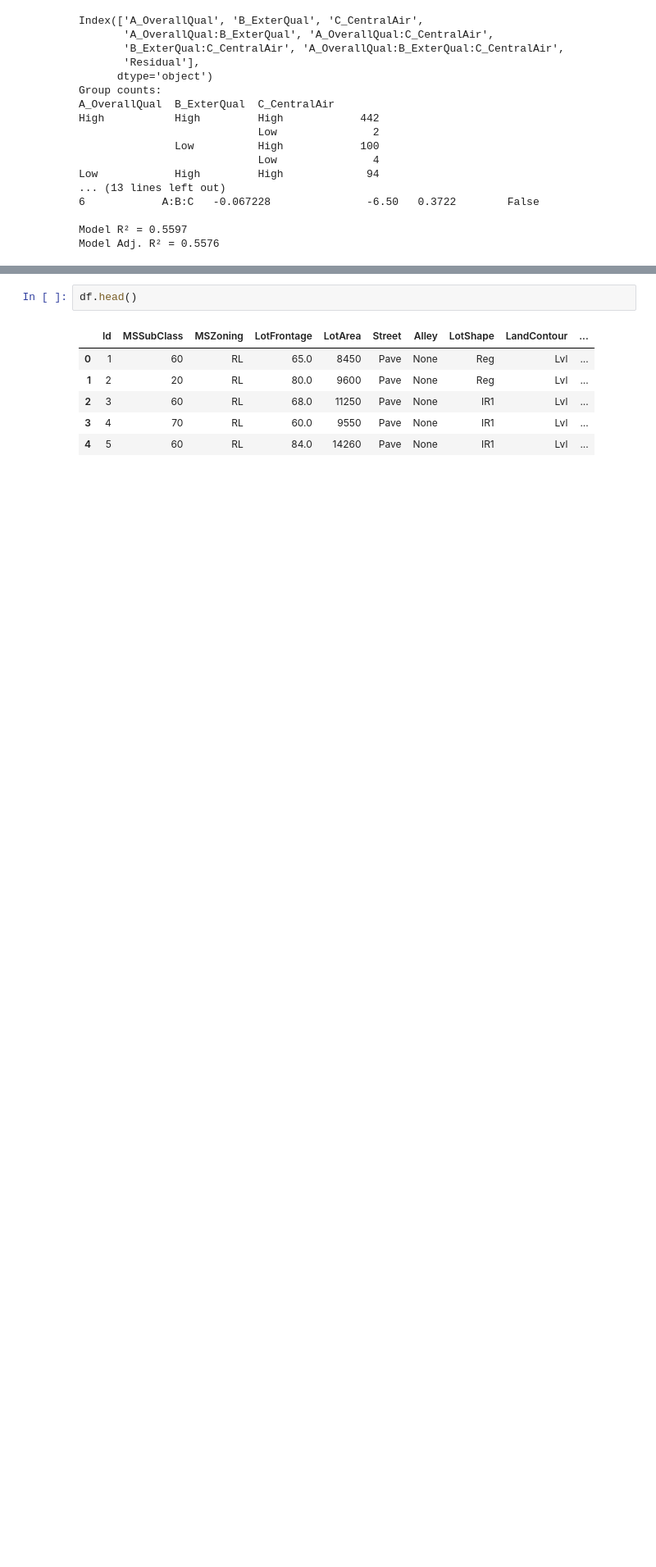
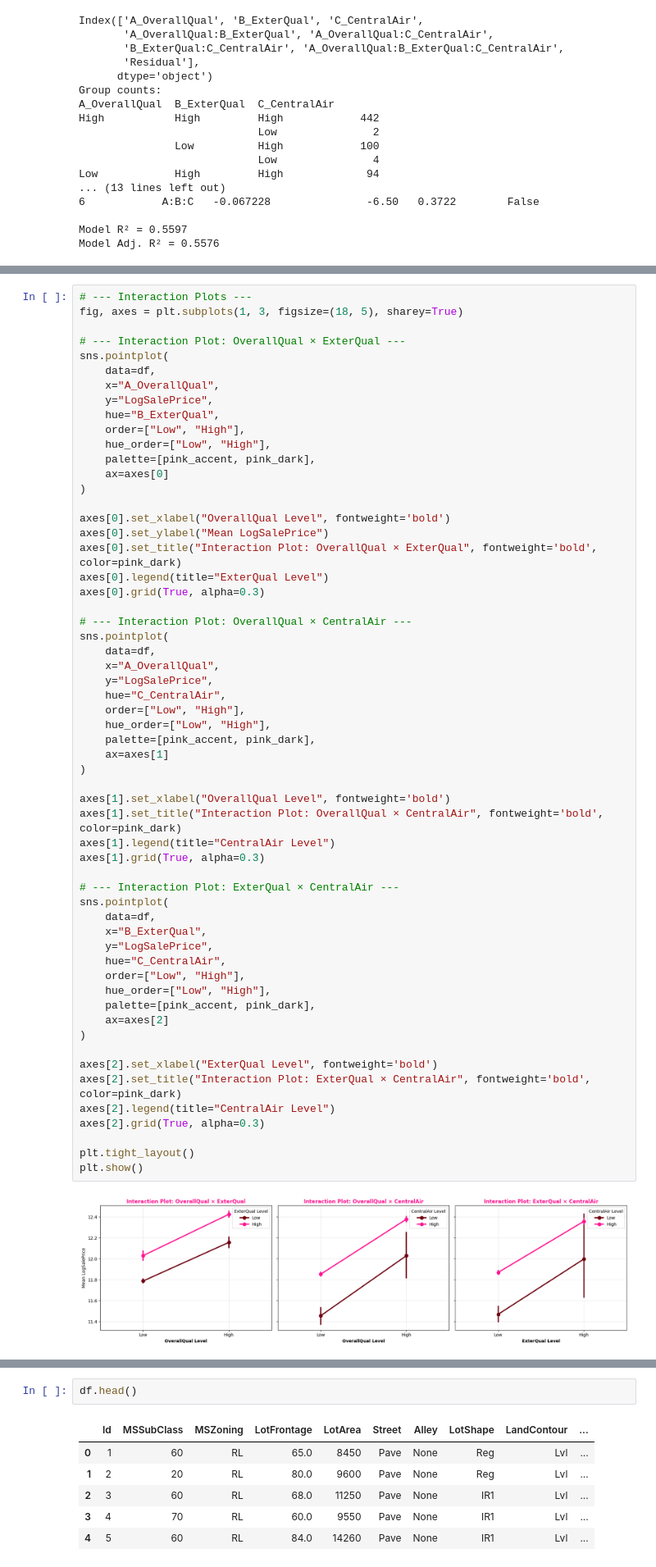
Before and after one commit to em-cd/cstats-project, a Jupyter notebook: project_STUDENTID.ipynb, the cells around one changed output, grey strips where cells are left out. Shown at 82% size. Cells and saved outputs as stored; diff of their text form; blank space fills up the shorter version.

```diff
--- a/project_STUDENTID.ipynb
+++ b/project_STUDENTID.ipynb
@@ -1165,3 +1089,63 @@ A (OverallQual)        Main         0.560268
+# %%
+# --- Interaction Plots ---
+fig, axes = plt.subplots(1, 3, figsize=(18, 5), sharey=True)
+
+# --- Interaction Plot: OverallQual × ExterQual ---
+sns.pointplot(
+    data=df,
+    x="A_OverallQual",
+    y="LogSalePrice",
+    hue="B_ExterQual",
+    order=["Low", "High"],
+    hue_order=["Low", "High"],
+    palette=[pink_accent, pink_dark],
+    ax=axes[0]
+)
+
+axes[0].set_xlabel("OverallQual Level", fontweight='bold')
+axes[0].set_ylabel("Mean LogSalePrice")
+axes[0].set_title("Interaction Plot: OverallQual × ExterQual", fontweight='bold', color=pink_dark)
+axes[0].legend(title="ExterQual Level")
+axes[0].grid(True, alpha=0.3)
+
+# --- Interaction Plot: OverallQual × CentralAir ---
+sns.pointplot(
+    data=df,
+    x="A_OverallQual",
+    y="LogSalePrice",
+    hue="C_CentralAir",
+    order=["Low", "High"],
+    hue_order=["Low", "High"],
+    palette=[pink_accent, pink_dark],
+    ax=axes[1]
+)
+
+axes[1].set_xlabel("OverallQual Level", fontweight='bold')
+axes[1].set_title("Interaction Plot: OverallQual × CentralAir", fontweight='bold', color=pink_dark)
+axes[1].legend(title="CentralAir Level")
+axes[1].grid(True, alpha=0.3)
+
+# --- Interaction Plot: ExterQual × CentralAir ---
+sns.pointplot(
+    data=df,
+    x="B_ExterQual",
+    y="LogSalePrice",
+    hue="C_CentralAir",
+    order=["Low", "High"],
+    hue_order=["Low", "High"],
+    palette=[pink_accent, pink_dark],
+    ax=axes[2]
+)
+
+axes[2].set_xlabel("ExterQual Level", fontweight='bold')
+axes[2].set_title("Interaction Plot: ExterQual × CentralAir", fontweight='bold', color=pink_dark)
+axes[2].legend(title="CentralAir Level")
+axes[2].grid(True, alpha=0.3)
+
+plt.tight_layout()
+plt.show()
+# %% [output]
+[figure, added]
 # %% [markdown]
 ---
 ## Part 4: Parametric Regression
```
Also changed, not shown: parts of 7 cells of this notebook.
